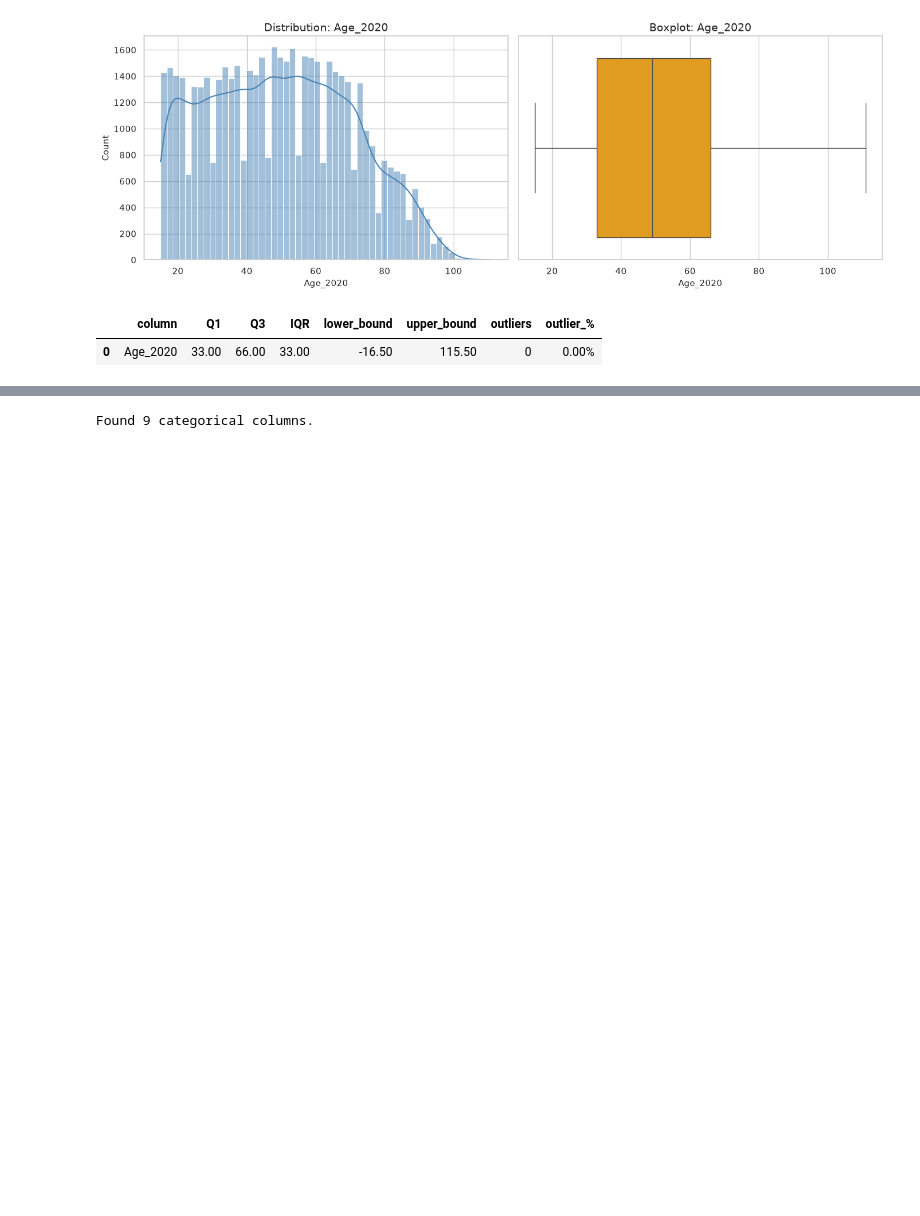
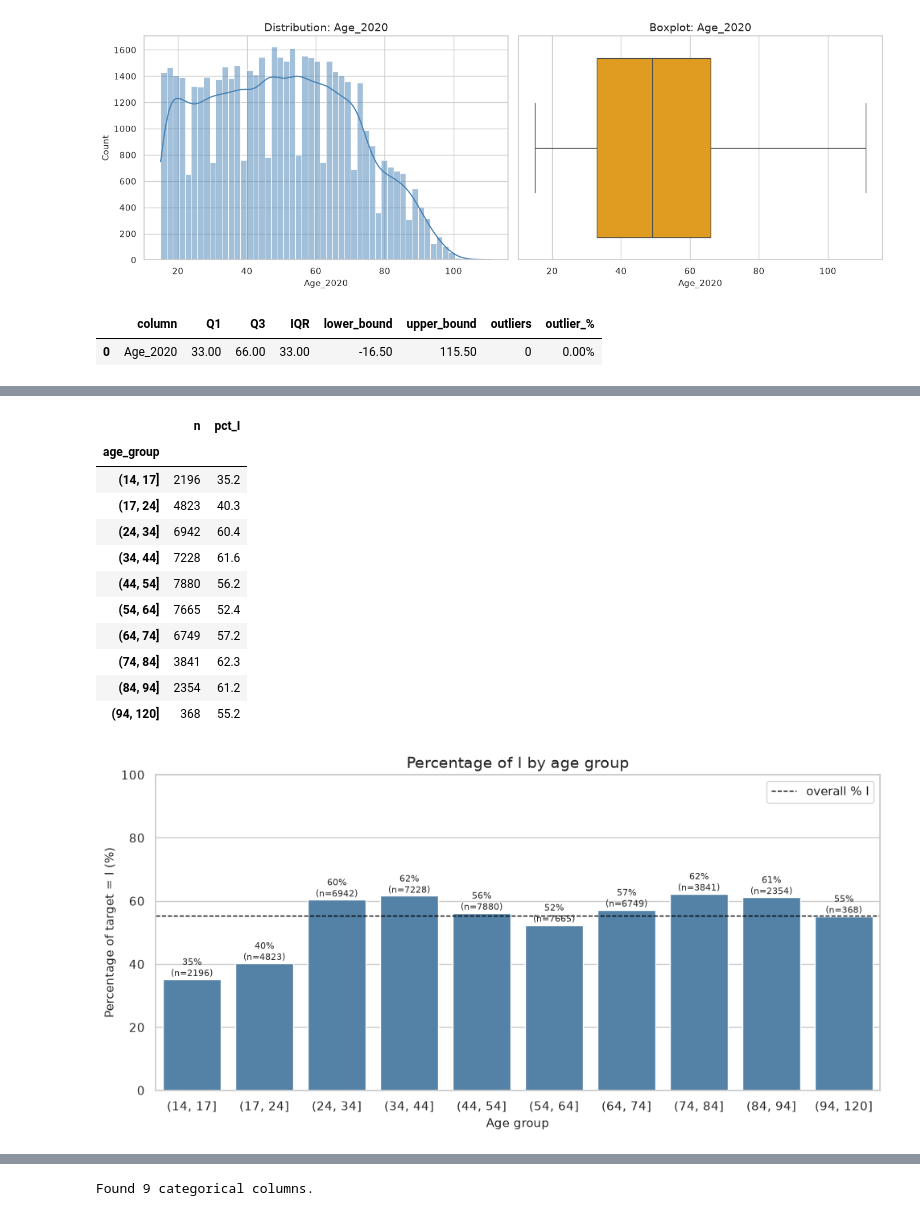
Before and after one commit to julianlopz/Dauphine, a Jupyter notebook: machine_learning/project/scripts/my scripts/1.build_dataset_notebook.ipynb, the cells around one changed output, grey strips where cells are left out. Drawn from its saved outputs; the diff is of its cells as text; code cells hidden in the pictures; blank space fills up the shorter version.

```diff
--- a/machine_learning/project/scripts/my scripts/1.build_dataset_notebook.ipynb
+++ b/machine_learning/project/scripts/my scripts/1.build_dataset_notebook.ipynb
@@ -661,0 +706,42 @@ display(
+# %%
+# [ADDED BY CLAUDE] Does the target depend on age? (the boxplot by target hides this)
+age_groups = pd.cut(
+    persons_learn["Age_2020"],
+    [14, 17, 24, 34, 44, 54, 64, 74, 84, 94, 120],
+)
+age_target = (
+    persons_learn
+    .assign(age_group=age_groups, is_I=persons_learn[TARGET_COL].eq("I"))
+    .groupby("age_group", observed=True)
+    .agg(n=("is_I", "size"), pct_I=("is_I", "mean"))
+)
+age_target["pct_I"] = (age_target["pct_I"] * 100).round(1)
+display(age_target)
+
+plt.figure(figsize=(10, 5))
+ax = sns.barplot(x=age_target.index.astype(str), y=age_target["pct_I"], color="steelblue")
+plt.axhline((persons_learn[TARGET_COL] == "I").mean() * 100, color="black", ls="--", lw=1, label="overall % I")
+for i, (v, n) in enumerate(zip(age_target["pct_I"], age_target["n"])):
+    ax.text(i, v + 1, f"{v:.0f}%\n(n={n})", ha="center", fontsize=8)
+plt.ylim(0, 100)
+plt.ylabel("Percentage of target = I (%)")
+plt.xlabel("Age group")
+plt.title("Percentage of I by age group")
+plt.legend()
+plt.tight_layout()
+plt.savefig(FIGURES_DIR / "age_vs_target.png", dpi=150)
+plt.show()
+# %% [output]
+|  | n | pct_I |
+| age_group |  |  |
+| (14, 17] | 2196 | 35.2 |
+| (17, 24] | 4823 | 40.3 |
+| (24, 34] | 6942 | 60.4 |
+| (34, 44] | 7228 | 61.6 |
+| (44, 54] | 7880 | 56.2 |
+| (54, 64] | 7665 | 52.4 |
+| (64, 74] | 6749 | 57.2 |
+| (74, 84] | 3841 | 62.3 |
+| (84, 94] | 2354 | 61.2 |
+| (94, 120] | 368 | 55.2 |
+[figure, added]
```
Also changed, not shown: parts of 10 cells of this notebook, 9 other files.
